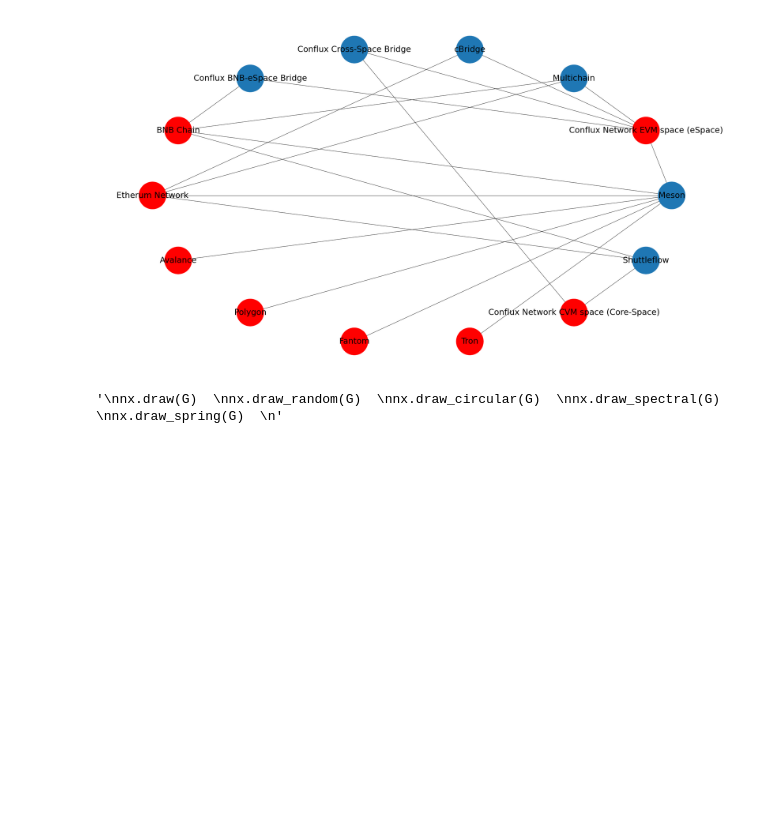
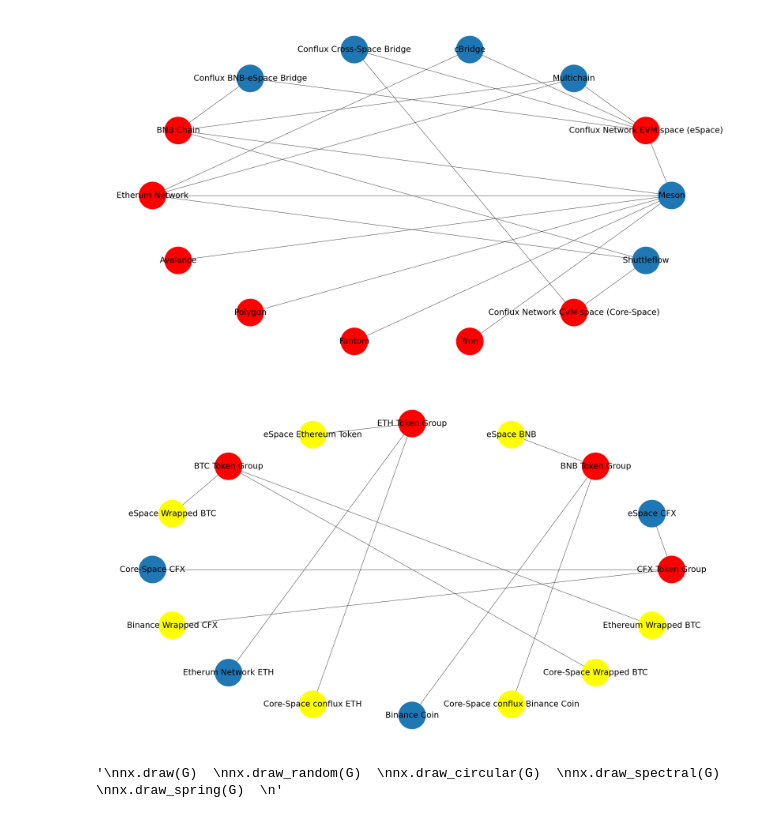
Before and after one commit to simulacrumb-glm/treegraph-graph, a Jupyter notebook: poc/entities POC.ipynb, the cells around one changed output. Drawn from its saved outputs; the diff is of its cells as text; code cells hidden in the pictures; blank space fills up the shorter version.

Commit message:
tokens and coins graph

```diff
--- a/poc/entities POC.ipynb
+++ b/poc/entities POC.ipynb
@@ -105,6 +105,43 @@ def chartBridgesNetworks(merged,nodes,links):
 chartBridgesNetworks(merged,nodes,links)
 # %% [output]
 [figure]
+# %%
+#### tokens and coins
+
+def chartTokensCoins(merged,nodes,links):
+    merged= merged[merged["predicate"].isin([
+        #"is_native_coin_on",
+        #"has_native_coin",
+        "is_member_of",
+        "has_member",
+        #"contract_deployed_on",
+        #"has_contract",
+        #"member_listed_on",
+        #"has_listed_member_of"
+    ])]
+
+    G = nx.from_pandas_edgelist(merged,source="name_x",target="name_y")
+
+    types = pd.DataFrame({'ID':nodes["name"], 'type':nodes['type']})
+    types['type'] = pd.Categorical(types['type'])
+    types = types[types["ID"].isin(list(G.nodes))]
+    types = types.set_index('ID')
+    types = types.reindex(G.nodes())
+    cmap = matplotlib.colors.ListedColormap(['C0', 'darkblue', 'violet','cyan', 'darkorange','green','yellow','red'])
+
+    fig = plt.figure(1, figsize=(32, 18))
+    fig.patch.set_alpha(0.5)
+    nx.draw_circular(G,
+                    with_labels = True,
+                    font_size=30,
+                    font_family="sans-serif",
+                    node_size=10000,
+                    node_color=types['type'].cat.codes, cmap=cmap
+                    )
+
+chartTokensCoins(merged,nodes,links)
+# %% [output]
+[figure, added]
 # %%
 '''
 nx.draw(G)
```
Also changed, not shown: parts of 1 cell of this notebook, 2 other files.
